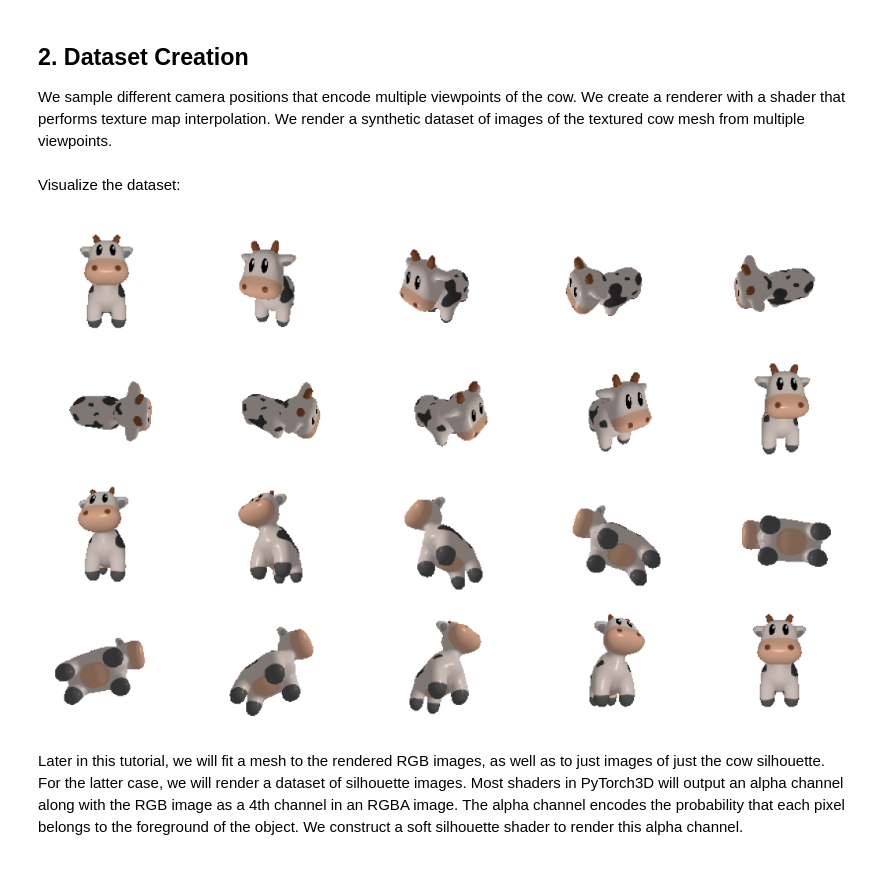
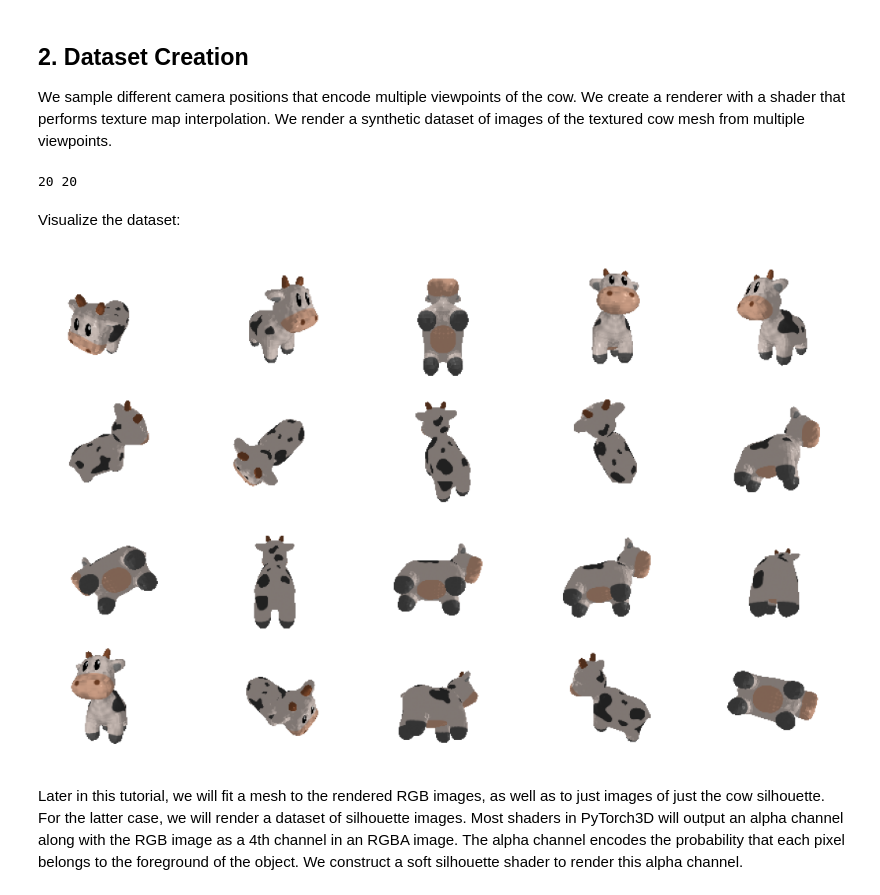
Before and after one commit to theycallmepeter/pytorch3d_PBR, a Jupyter notebook: docs/tutorials/fit_textured_mesh_original.ipynb, the cells around one changed output. Saved outputs shown, nothing was run; the diff lists cells and outputs as text; code cells hidden in the pictures.

Commit message:
updated notebooks, limited to batch rendering with one per batch due to tbn matrix

```diff
--- a/docs/tutorials/fit_textured_mesh_original.ipynb
+++ b/docs/tutorials/fit_textured_mesh_original.ipynb
@@ -134,28 +136,42 @@ mesh.scale_verts_((1.0 / float(scale)));
 
 We sample different camera positions that encode multiple viewpoints of the cow.  We create a renderer with a shader that performs texture map interpolation.  We render a synthetic dataset of images of the textured cow mesh from multiple viewpoints.
 # %%
+# Place a point light in front of the object. As mentioned above, the front of
+# the cow is facing the -z direction.
+lights = PointLights(device=device, location=[[0.0, 0.0, -3.0]])
 # the number of different viewpoints from which we want to render the mesh.
 num_views = 20
-
+batch_views = 1
+imsize = 128
 # Get a batch of viewing angles.
-elev = torch.linspace(0, 360, num_views)
-azim = torch.linspace(-180, 180, num_views)
+elev = np.random.permutation(torch.linspace(0, 360, num_views))
+azim = np.random.permutation(torch.linspace(-180, 180, num_views))
+# elev = np.array([45, 45, 225, 225])
+# azim = np.array([-45, 135, -45, 135])
 
 # Place a point light in front of the object. As mentioned above, the front of
 # the cow is facing the -z direction.
-lights = PointLights(device=device, location=[[0.0, 0.0, -3.0]])
 
 # Initialize an OpenGL perspective camera that represents a batch of different
 # viewing angles. All the cameras helper methods support mixed type inputs and
 # broadcasting. So we can view the camera from the a distance of dist=2.7, and
 # then specify elevation and azimuth angles for each viewpoint as tensors.
 R, T = look_at_view_transform(dist=2.7, elev=elev, azim=azim)
-cameras = OpenGLPerspectiveCameras(device=device, R=R, T=T)
+# cameras = OpenGLPerspectiveCameras(device=device, R=R, T=T)
 
 # We arbitrarily choose one particular view that will be used to visualize
 # results
-camera = OpenGLPerspectiveCameras(device=device, R=R[None, 1, ...],
-                                  T=T[None, 1, ...])
+# Changed to novel view
+rand_elev = torch.rand((1,))*360
+rand_azim = torch.rand((1,))*360 - 180
+R_novel, T_novel = look_at_view_transform(dist=2.7, elev=rand_elev, azim=rand_azim)
+
+camera = OpenGLPerspectiveCameras(device=device, R=R_novel,
+                                  T=T_novel)
+
+
+# camera = OpenGLPerspectiveCameras(device=device, R=R[None, 1, ...],
+#                                   T=T[None, 1, ...])
 
 # Define the settings for rasterization and shading. Here we set the output
 # image to be of size 128X128. As we are rendering images for visualization
@@ -166,7 +182,7 @@ camera = OpenGLPerspectiveCameras(device=device, R=R[None, 1, ...],
 # rasterization method is used.  Refer to docs/notes/renderer.md for an
 # explanation of the difference between naive and coarse-to-fine rasterization.
 raster_settings = RasterizationSettings(
-    image_size=128,
+    image_size=imsize,
     blur_radius=0.0,
     faces_per_pixel=1,
     perspective_correct=False,
@@ -180,34 +196,49 @@ renderer = MeshRenderer(
         cameras=camera,
         raster_settings=raster_settings
     ),
-    shader=SoftPhongShader(
+    shader=NormalSoftPhongShader(
         device=device,
         cameras=camera,
-        lights=lights
+        lights=lights,
+        tangent_matrices=tbn_matrices(mesh),
     )
 )
 
+# for i
 # Create a batch of meshes by repeating the cow mesh and associated textures.
 # Meshes has a useful `extend` method which allows us do this very easily.
 # This also extends the textures.
-meshes = mesh.extend(num_views)
+meshes = mesh.extend(batch_views)
+target_rgb = []
+target_cameras = []
+print()
+# Render small batches of target views on GPU and append to list to be later converted to CPU tensor
+for i in range(num_views // batch_views):
+    # Create cameras for rendering the batch
+    cameras = OpenGLPerspectiveCameras(device=device, R=R[i*batch_views:(i+1)*batch_views], T=T[i*batch_views:(i+1)*batch_views])
+    # Render the cow mesh from each viewing angle
+    target_images_batch = renderer(meshes, cameras=cameras, lights=lights)
 
-# Render the cow mesh from each viewing angle
-target_images = renderer(meshes, cameras=cameras, lights=lights)
+    # Our multi-view cow dataset will be represented by these 2 lists of tensors,
+    # each of length num_views.
+    target_rgb_batch = [target_images_batch[i, ..., :3].cpu() for i in range(batch_views)]
+    target_cameras_batch = [OpenGLPerspectiveCameras(device=device, R=R[None, i, ...],
+                                           T=T[None, i, ...]) for i in range(i*batch_views,(i+1)*batch_views)]
+    target_rgb.extend(target_rgb_batch)
+    target_cameras.extend(target_cameras_batch)
 
-# Our multi-view cow dataset will be represented by these 2 lists of tensors,
-# each of length num_views.
-target_rgb = [target_images[i, ..., :3] for i in range(num_views)]
-target_cameras = [OpenGLPerspectiveCameras(device=device, R=R[None, i, ...],
-                                           T=T[None, i, ...]) for i in range(num_views)]
+random_target = renderer(mesh, cameras=camera, lights=lights)[...,:3]
+print(len(target_rgb), len(target_cameras))
+# %% [output]
+20 20
 # %% [markdown]
 Visualize the dataset:
 # %%
 # RGB images
-image_grid(target_images.cpu().numpy(), rows=4, cols=5, rgb=True)
+image_grid(np.asarray(target_rgb[:20]), rows=4, cols=5, rgb=True)
 plt.show()
 # %% [output]
-[figure, old version]
+[figure, new version]
 # %% [markdown]
 Later in this tutorial, we will fit a mesh to the rendered RGB images, as well as to just images of just the cow silhouette.  For the latter case, we will render a dataset of silhouette images.  Most shaders in PyTorch3D will output an alpha channel along with the RGB image as a 4th channel in an RGBA image.  The alpha channel encodes the probability that each pixel belongs to the foreground of the object.  We construct a soft silhouette shader to render this alpha channel.
 # %%
```
Also changed, not shown: parts of 12 cells of this notebook, 1 other file.
